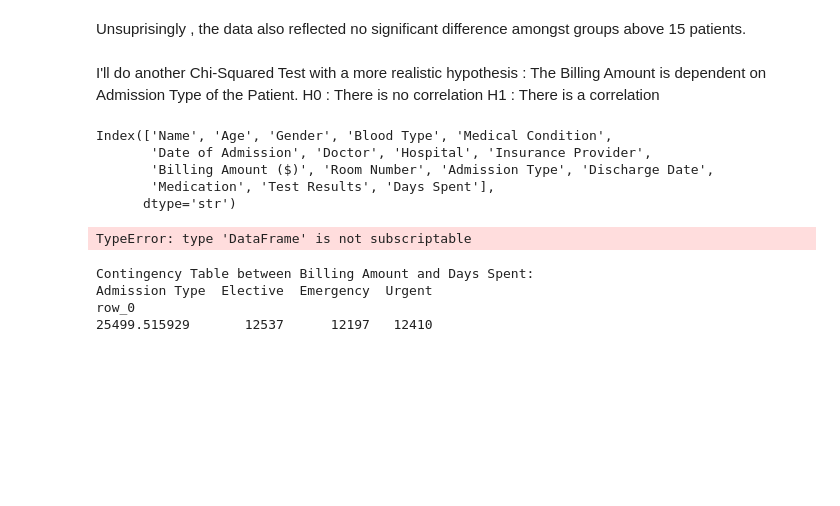
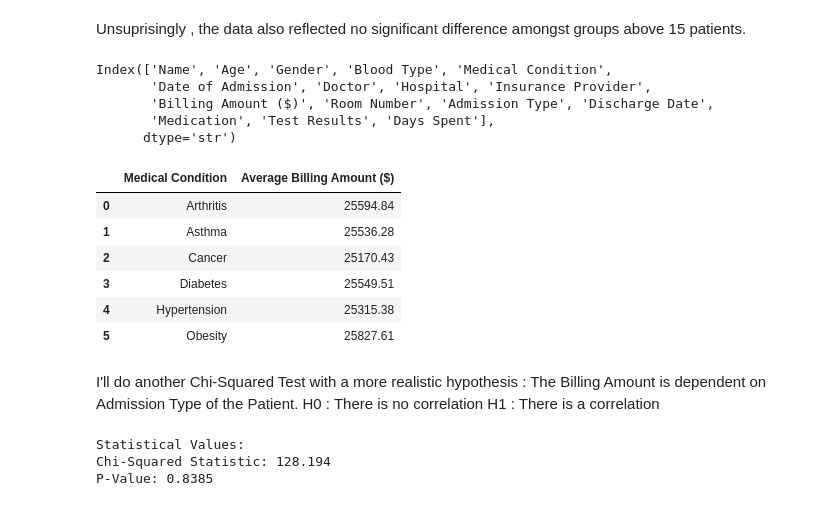
Before and after one commit to agbahovbejasmine-del/hospital_data_project, a Jupyter notebook: hospital_analysis.ipynb, the cells around one changed output. Drawn from its saved outputs; the diff is of its cells as text; code cells hidden in the pictures; blank space fills up the shorter version.

Commit message:
Final edits and finished Chi-Sqaured Test and conclusion

```diff
--- a/hospital_analysis.ipynb
+++ b/hospital_analysis.ipynb
@@ -421,11 +394,6 @@ As 0.78 is greater than 0.05, it can be concluded that:
 The null hypothesis cannot be rejected: There is no significant difference in the mean days spent among the hospital groups.
 # %% [markdown]
 Unsuprisingly  , the data also reflected no significant difference amongst groups above 15 patients.
-# %% [markdown]
-I'll do another Chi-Squared Test with a more realistic hypothesis :
-The Billing Amount is dependent on Admission Type of the Patient.
-H0 : There is no correlation
-H1 : There is a correlation
 # %%
 df.columns
 # %% [output]
@@ -435,25 +403,34 @@ Index(['Name', 'Age', 'Gender', 'Blood Type', 'Medical Condition',
        'Medication', 'Test Results', 'Days Spent'],
       dtype='str')
 # %%
-bill_avg = ( df.groupby('Medical Condition', as_index=False)['Billing Amount ($)']
-      .mean()
-      .rename(columns={'Billing Amount ($)': 'Average Billing Amount ($)'})
-)
-
-bill_avg['Average Billing Amount ($)'] = (
-    bill_avg['Average Billing Amount ($)'].round(2)
-)
-
+#To use for graph
+bill_avg = df.groupby('Medical Condition', as_index=False)['Billing Amount ($)'].mean().rename(columns={'Billing Amount ($)': 'Average Billing Amount ($)'})
+bill_avg['Average Billing Amount ($)'] = (bill_avg['Average Billing Amount ($)'].round(2))
 bill_avg
 # %% [output]
-TypeError: type 'DataFrame' is not subscriptable
+|  | Medical Condition | Average Billing Amount ($) |
+| 0 | Arthritis | 25594.84 |
+| 1 | Asthma | 25536.28 |
+| 2 | Cancer | 25170.43 |
+| 3 | Diabetes | 25549.51 |
+| 4 | Hypertension | 25315.38 |
+| 5 | Obesity | 25827.61 |
+# %% [markdown]
+I'll do another Chi-Squared Test with a more realistic hypothesis :
+The Billing Amount is dependent on Admission Type of the Patient.
+H0 : There is no correlation
+H1 : There is a correlation
 # %%
 
-contingency_table = pd.crosstab(df['Billing Amount ($)'].mean(), df['Admission Type'])
-print("Contingency Table between Billing Amount and Days Spent:")
-print(contingency_table)
+contingency_table2 = pd.crosstab(df['Days Spent'],df['Medical Condition'])
+print("Contingency Table between Medical Condition and Days Spent:")
+print(contingency_table2)
-# %% [output]
-Contingency Table between Billing Amount and Days Spent:
-Admission Type  Elective  Emergency  Urgent
-row_0
-25499.515929       12537      12197   12410
+# %%
+chi2_stat, p_value, dof, expected = chi2_contingency(contingency_table2)
+print("\nStatistical Values:")
+print(f"Chi-Squared Statistic: {chi2_stat:.3f}")
+print(f"P-Value: {p_value:.4f}")
+# %% [output]
+Statistical Values:
+Chi-Squared Statistic: 128.194
+P-Value: 0.8385
```
Also changed, not shown: parts of 13 cells of this notebook.
